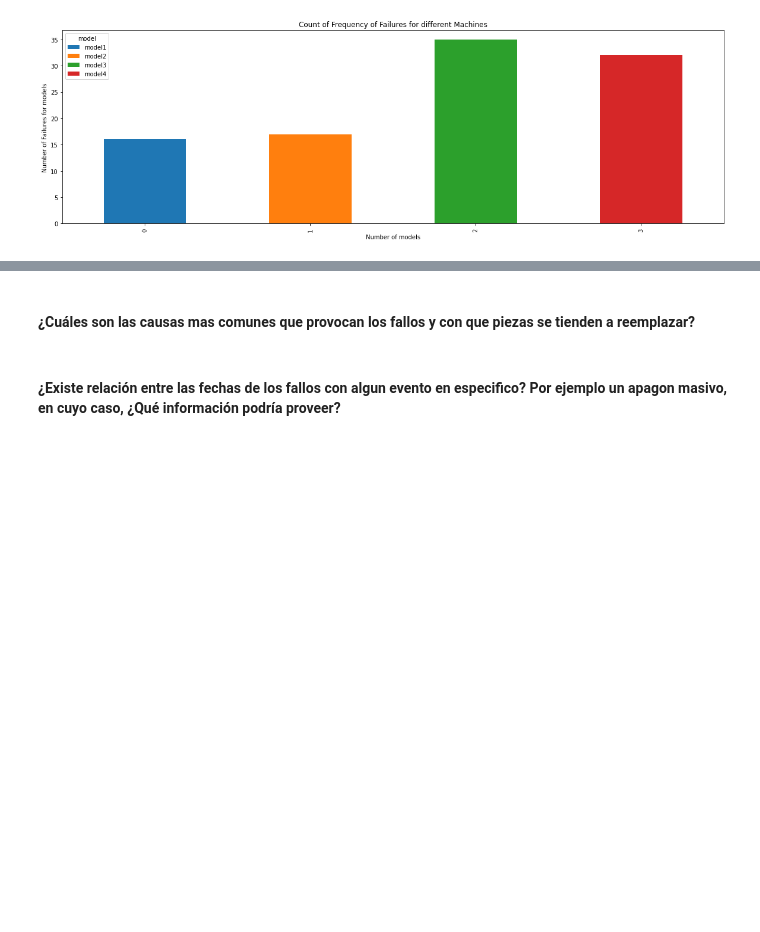
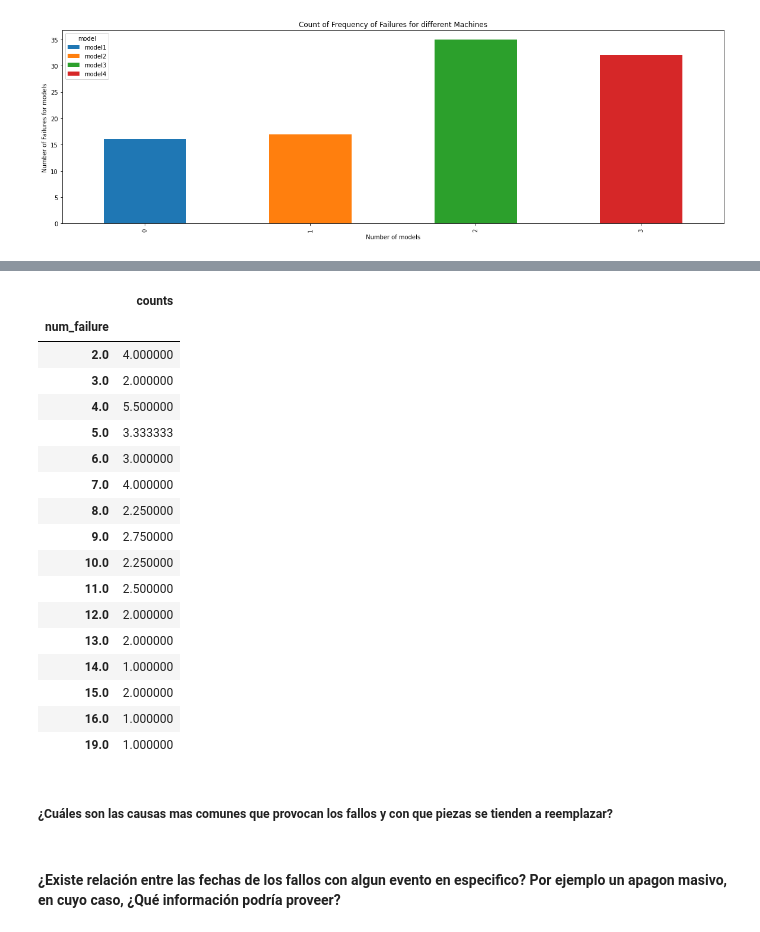
Before and after one commit to Brami01/TIC_Project_PM, a Jupyter notebook: main.ipynb, the cells around one changed output, grey strips where cells are left out. Cells and saved outputs as stored; diff of their text form; code cells hidden in the pictures; blank space fills up the shorter version.

```diff
--- a/main.ipynb
+++ b/main.ipynb
@@ -244,5 +267,28 @@ plt.ylabel("Number of Failures for models");
+# %%
+df_errors2 = machine_failures.groupby(["model","num_failure"]).size().reset_index(name='counts')
+caca=df_errors2.groupby(["num_failure"]).mean()
+caca
+# %% [output]
+|  | counts |
+| num_failure |  |
+| 2.0 | 4.000000 |
+| 3.0 | 2.000000 |
+| 4.0 | 5.500000 |
+| 5.0 | 3.333333 |
+| 6.0 | 3.000000 |
+| 7.0 | 4.000000 |
+| 8.0 | 2.250000 |
+| 9.0 | 2.750000 |
+| 10.0 | 2.250000 |
+| 11.0 | 2.500000 |
+| 12.0 | 2.000000 |
+| 13.0 | 2.000000 |
+| 14.0 | 1.000000 |
+| 15.0 | 2.000000 |
+| 16.0 | 1.000000 |
+| 19.0 | 1.000000 |
 # %% [markdown]
-#### ¿Cuáles son las causas mas comunes que provocan los fallos y con que piezas se tienden a reemplazar?
+##### ¿Cuáles son las causas mas comunes que provocan los fallos y con que piezas se tienden a reemplazar?
 # %% [markdown]
 #### ¿Existe relación entre las fechas de los fallos con algun evento en especifico? Por ejemplo un apagon masivo, en cuyo caso, ¿Qué información podría proveer?
 # %% [markdown]
```
Also changed, not shown: parts of 2 cells of this notebook.
